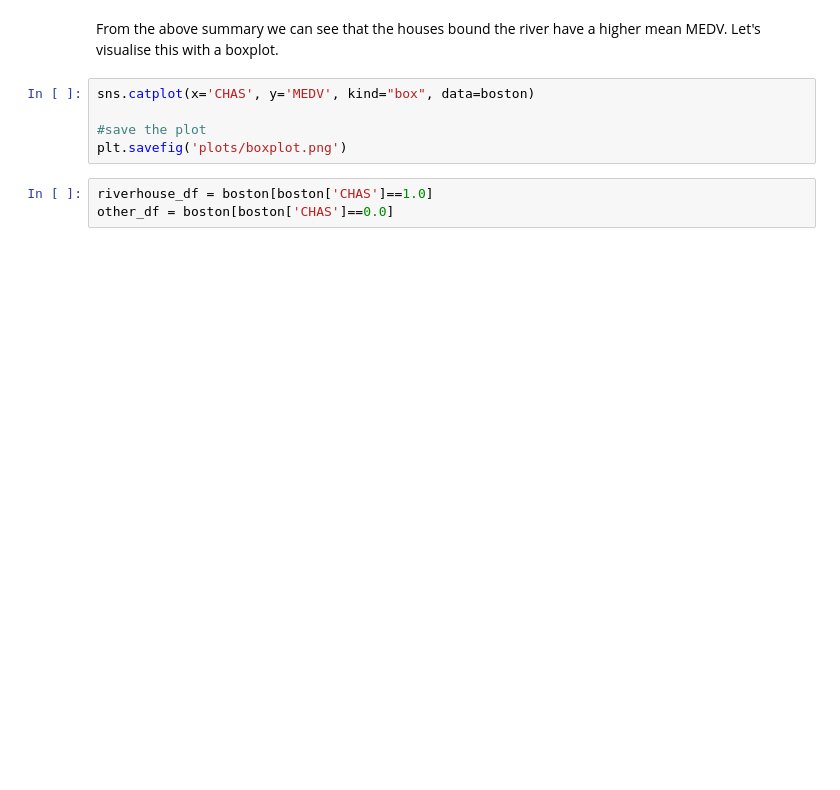
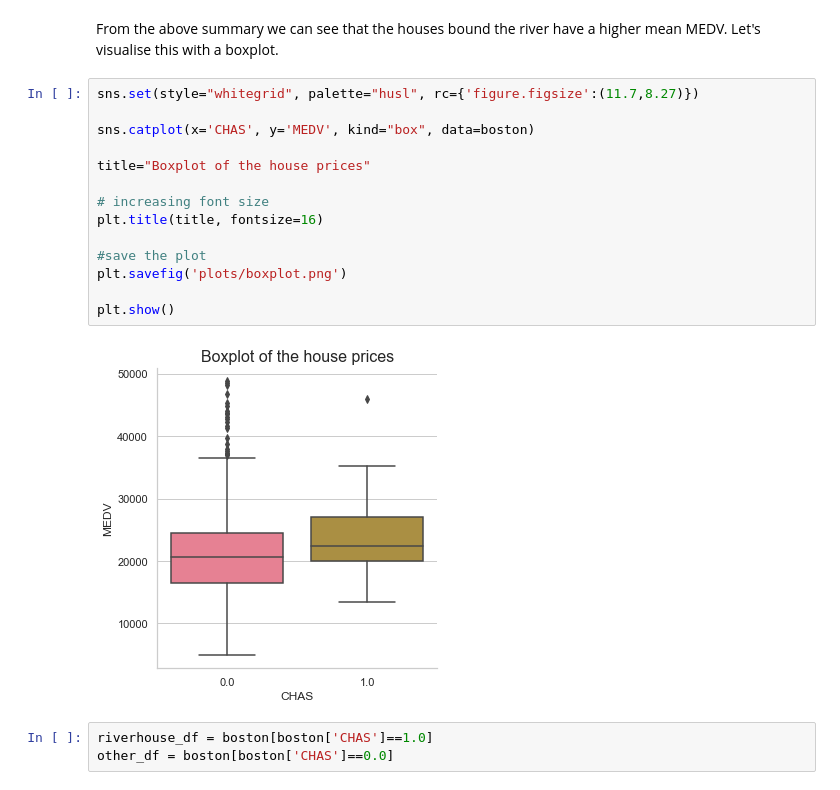
Before and after one commit to RitRa/MachineLearning-project, a Jupyter notebook: Machine Learning and Statistics Project 2019.ipynb, the cells around one changed output. Saved outputs shown, nothing was run; the diff lists cells and outputs as text; blank space fills up the shorter version.

```diff
--- a/Machine Learning and Statistics Project 2019.ipynb
+++ b/Machine Learning and Statistics Project 2019.ipynb
@@ -217,10 +298,21 @@ rp.summary_cont(boston['MEDV'].groupby(boston['CHAS']))
 # %% [markdown]
 From the above summary we can see that the houses bound the river have a higher mean MEDV. Let's visualise this with a boxplot.
 # %%
+sns.set(style="whitegrid", palette="husl", rc={'figure.figsize':(11.7,8.27)})
+
 sns.catplot(x='CHAS', y='MEDV', kind="box", data=boston)
+
+title="Boxplot of the house prices"
+
+# increasing font size
+plt.title(title, fontsize=16)
 
 #save the plot
 plt.savefig('plots/boxplot.png')
+
+plt.show()
+# %% [output]
+[figure, added]
 # %%
 riverhouse_df = boston[boston['CHAS']==1.0]
 other_df = boston[boston['CHAS']==0.0]
```
Also changed, not shown: parts of 36 cells of this notebook, 25 other files.
